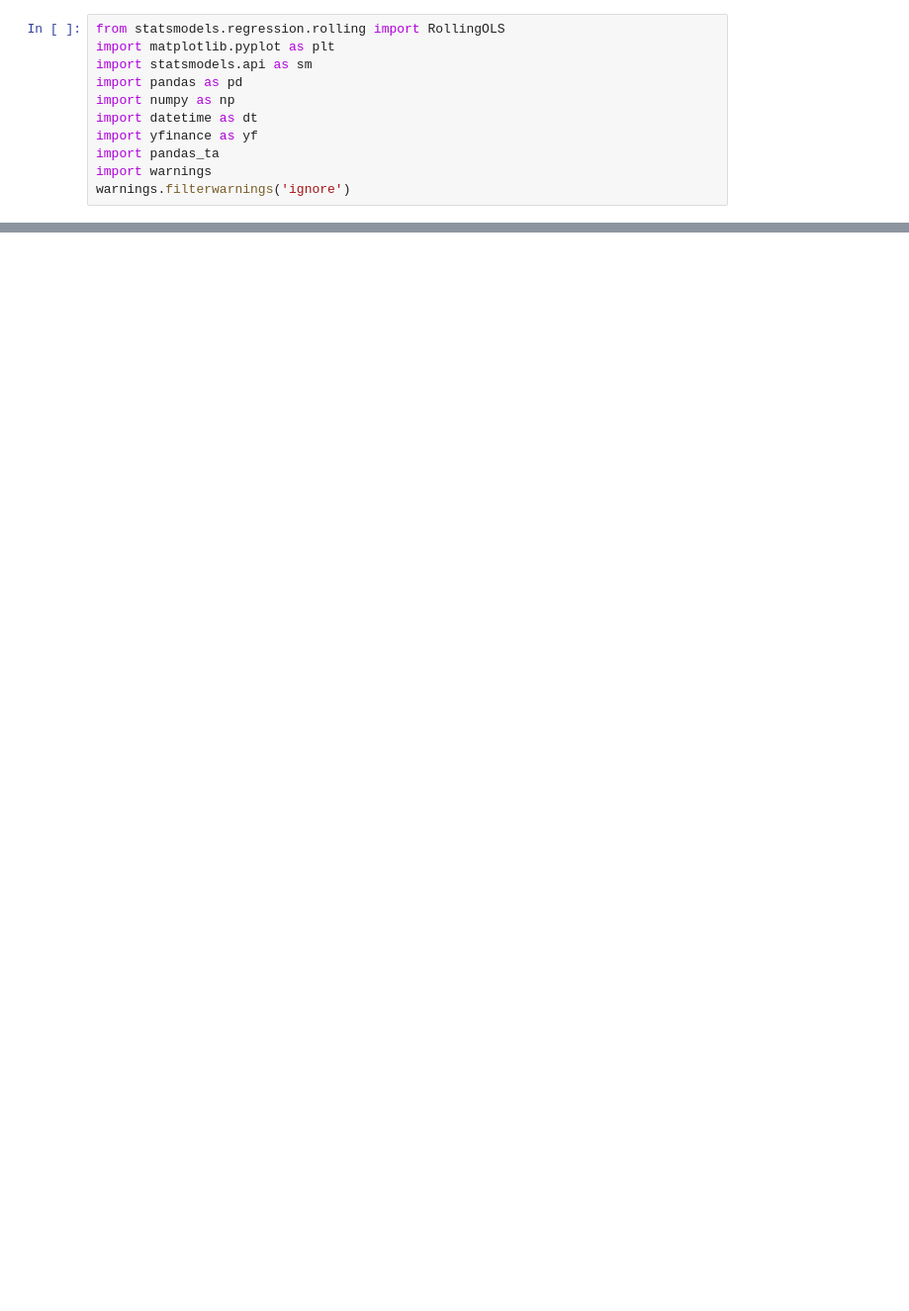
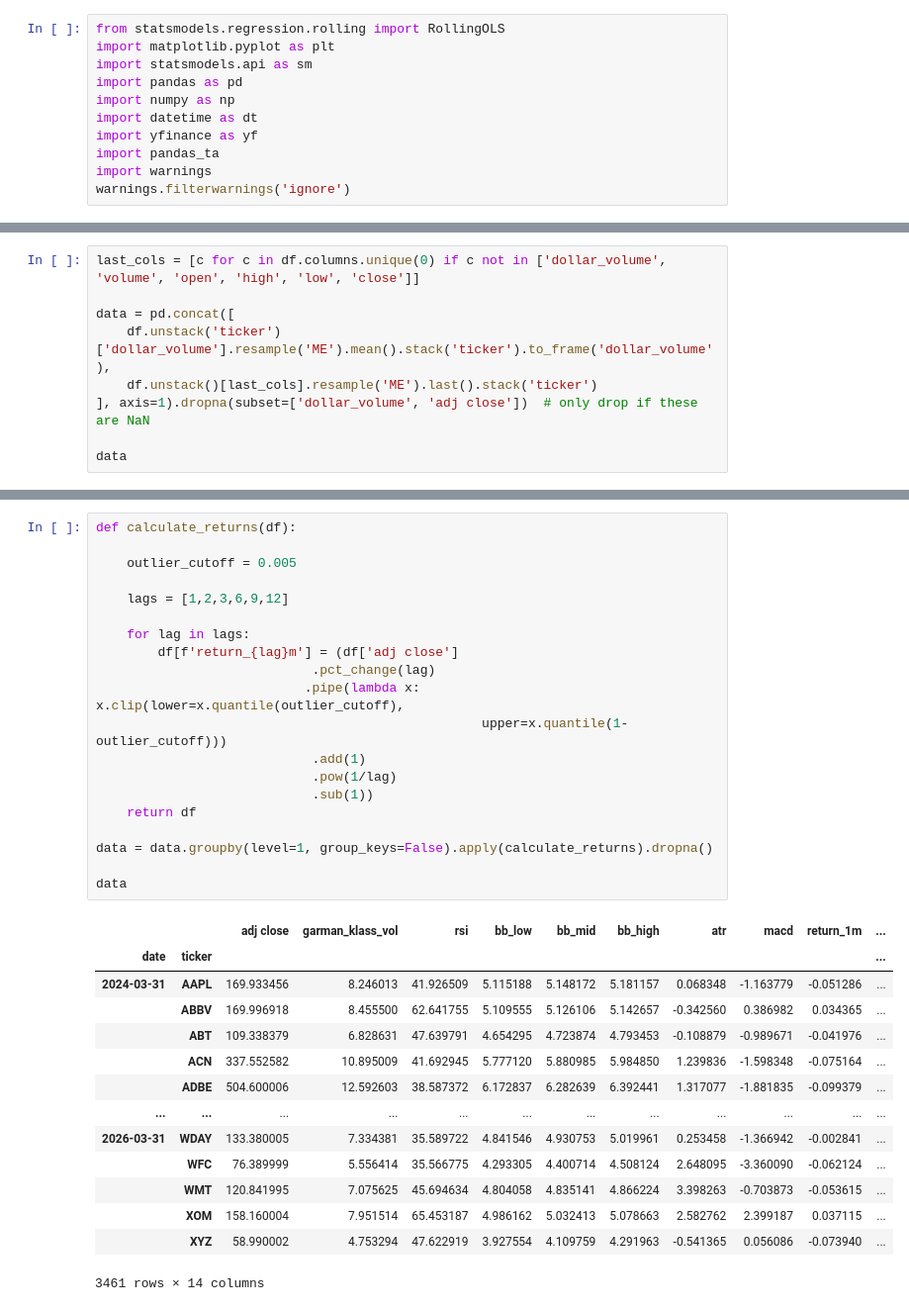
Before and after one commit to jgy36/Quant-Finance-Repository, a Jupyter notebook: algo_trading-machine-learning.ipynb, the cells around one changed output, grey strips where cells are left out. Shown at 99% size. Saved outputs shown, nothing was run; the diff lists cells and outputs as text; blank space fills up the shorter version.

```diff
--- a/algo_trading-machine-learning.ipynb
+++ b/algo_trading-machine-learning.ipynb
@@ -62,0 +120,9 @@ df
+# %%
+last_cols = [c for c in df.columns.unique(0) if c not in ['dollar_volume', 'volume', 'open', 'high', 'low', 'close']]
+
+data = pd.concat([
+    df.unstack('ticker')['dollar_volume'].resample('ME').mean().stack('ticker').to_frame('dollar_volume'),
+    df.unstack()[last_cols].resample('ME').last().stack('ticker')
+], axis=1).dropna(subset=['dollar_volume', 'adj close'])  # only drop if these are NaN
+
+data
@@ -62,0 +174,35 @@ df
+# %%
+def calculate_returns(df):
+
+    outlier_cutoff = 0.005
+
+    lags = [1,2,3,6,9,12]
+
+    for lag in lags:
+        df[f'return_{lag}m'] = (df['adj close']
+                            .pct_change(lag)
+                           .pipe(lambda x: x.clip(lower=x.quantile(outlier_cutoff),
+                                                  upper=x.quantile(1-outlier_cutoff)))
+                            .add(1)
+                            .pow(1/lag)
+                            .sub(1))
+    return df
+
+data = data.groupby(level=1, group_keys=False).apply(calculate_returns).dropna()
+
+data
+# %% [output]
+|  |  | adj close | garman_klass_vol | rsi | bb_low | bb_mid | bb_high | atr | macd | return_1m | ... |
+| date | ticker |  |  |  |  |  |  |  |  |  | ... |
+| 2024-03-31 | AAPL | 169.933456 | 8.246013 | 41.926509 | 5.115188 | 5.148172 | 5.181157 | 0.068348 | -1.163779 | -0.051286 | ... |
+|  | ABBV | 169.996918 | 8.455500 | 62.641755 | 5.109555 | 5.126106 | 5.142657 | -0.342560 | 0.386982 | 0.034365 | ... |
+|  | ABT | 109.338379 | 6.828631 | 47.639791 | 4.654295 | 4.723874 | 4.793453 | -0.108879 | -0.989671 | -0.041976 | ... |
+|  | ACN | 337.552582 | 10.895009 | 41.692945 | 5.777120 | 5.880985 | 5.984850 | 1.239836 | -1.598348 | -0.075164 | ... |
+|  | ADBE | 504.600006 | 12.592603 | 38.587372 | 6.172837 | 6.282639 | 6.392441 | 1.317077 | -1.881835 | -0.099379 | ... |
+| ... | ... | ... | ... | ... | ... | ... | ... | ... | ... | ... | ... |
+| 2026-03-31 | WDAY | 133.380005 | 7.334381 | 35.589722 | 4.841546 | 4.930753 | 5.019961 | 0.253458 | -1.366942 | -0.002841 | ... |
+|  | WFC | 76.389999 | 5.556414 | 35.566775 | 4.293305 | 4.400714 | 4.508124 | 2.648095 | -3.360090 | -0.062124 | ... |
+|  | WMT | 120.841995 | 7.075625 | 45.694634 | 4.804058 | 4.835141 | 4.866224 | 3.398263 | -0.703873 | -0.053615 | ... |
+|  | XOM | 158.160004 | 7.951514 | 65.453187 | 4.986162 | 5.032413 | 5.078663 | 2.582762 | 2.399187 | 0.037115 | ... |
+|  | XYZ | 58.990002 | 4.753294 | 47.622919 | 3.927554 | 4.109759 | 4.291963 | -0.541365 | 0.056086 | -0.073940 | ... |
+3461 rows × 14 columns
```
Also changed, not shown: parts of 11 cells of this notebook.
